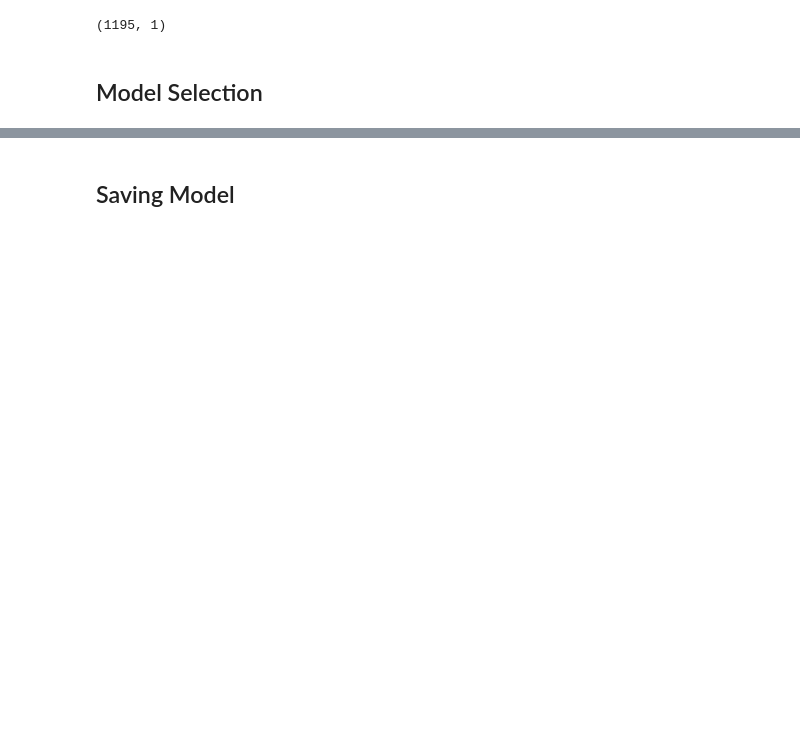
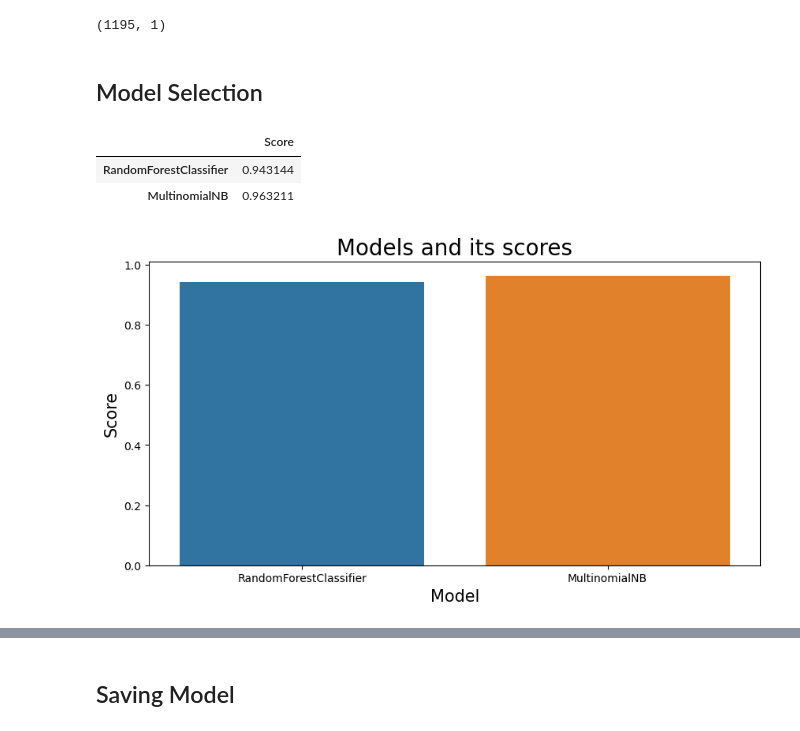
Before and after one commit to vishvaRam/SMS-spam-classifier-Project-1, a Jupyter notebook: Email Spam.ipynb, the cells around one changed output, grey strips where cells are left out. Cells and saved outputs as stored; diff of their text form; code cells hidden in the pictures; blank space fills up the shorter version.

```diff
--- a/Email Spam.ipynb
+++ b/Email Spam.ipynb
@@ -255,6 +246,43 @@ y_train.shape
 (1195, 1)
 # %% [markdown]
 ## Model Selection
+# %%
+def scores(m, X_train, X_test, y_train, y_test):
+    np.random.seed(42)
+
+    ms = {}
+
+    for n, model in m.items():
+        model.fit(X_train,y_train)
+        ms[n] = model.score(X_test,y_test)
+
+    ms = pd.DataFrame(ms, index=['Score']).transpose()
+    ms = ms.sort_values('Score')
+
+    return ms
+# %%
+from sklearn.naive_bayes import MultinomialNB
+from sklearn.ensemble import RandomForestClassifier
+
+models = {'MultinomialNB': MultinomialNB(),
+          'RandomForestClassifier':  RandomForestClassifier(n_estimators=800,max_features=200),
+          }
+# %%
+results  = scores(models, X_train, X_test, y_train, y_test)
+# %%
+results
+# %% [output]
+|  | Score |
+| RandomForestClassifier | 0.943144 |
+| MultinomialNB | 0.963211 |
+# %%
+plt.figure(figsize=(10, 5))
+plt.xlabel('Model', fontsize=15)
+plt.ylabel('Score', fontsize=15)
+plt.title("Models and its scores", fontsize=20)
+sns.barplot(x=results.index, y=results.Score.values,);
+# %% [output]
+[figure, added]
 # %%
 from sklearn.ensemble import RandomForestClassifier
 
```
Also changed, not shown: parts of 22 cells of this notebook, 2 other files.
